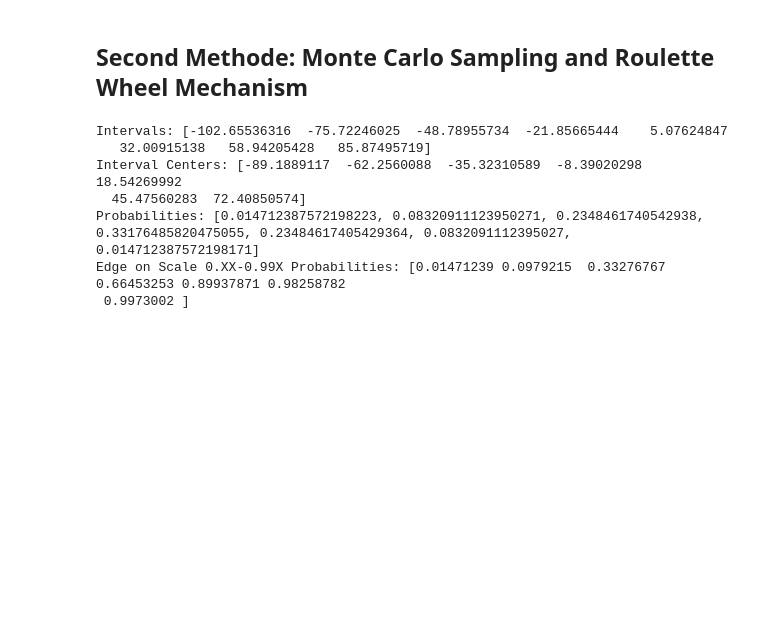
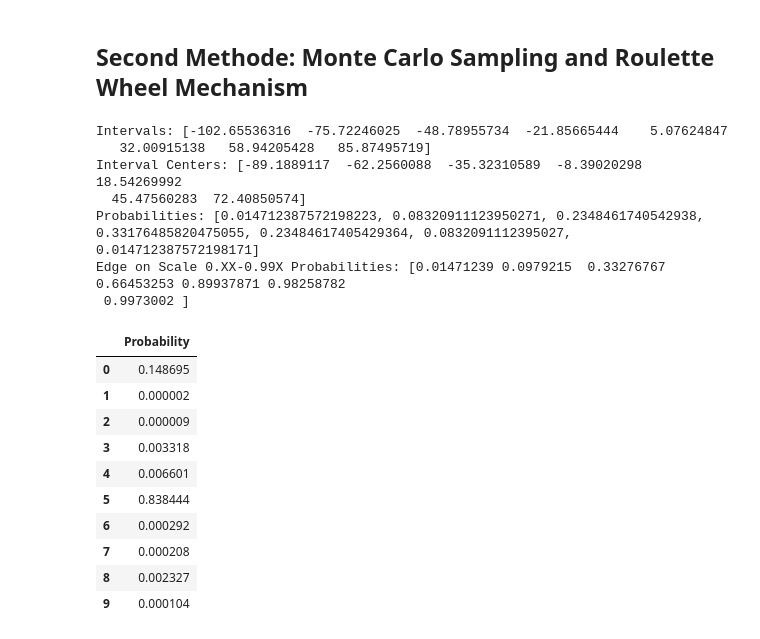
Before and after one commit to 0815Paul/SPMA, a Jupyter notebook: scenario_generation.ipynb, the cells around one changed output. Drawn from its saved outputs; the diff is of its cells as text; code cells hidden in the pictures; blank space fills up the shorter version.

```diff
--- a/scenario_generation.ipynb
+++ b/scenario_generation.ipynb
@@ -168,6 +168,20 @@ normalized_probabilities = scenario_probabilities / scenario_probabilities.sum()
 # Convert scenarios to DataFrame for better visualization
 scenarios_mu_df = pd.DataFrame(scenarios, columns=[f'Time_{t}' for t in range(T)])
 probabilities_df = pd.DataFrame(normalized_probabilities, columns=['Probability'])
+# %%
+probabilities_df
+# %% [output]
+|  | Probability |
+| 0 | 0.148695 |
+| 1 | 0.000002 |
+| 2 | 0.000009 |
+| 3 | 0.003318 |
+| 4 | 0.006601 |
+| 5 | 0.838444 |
+| 6 | 0.000292 |
+| 7 | 0.000208 |
+| 8 | 0.002327 |
+| 9 | 0.000104 |
 # %%
 # Add the predicted thermal demand to the error scenarios to get the actual thermal demand scenarios
 scenarios_df = scenarios_mu_df.apply(lambda row: daily_date['forecast_demand'] + row.values, axis=1)
```
Also changed, not shown: parts of 10 cells of this notebook, 11 other files.
